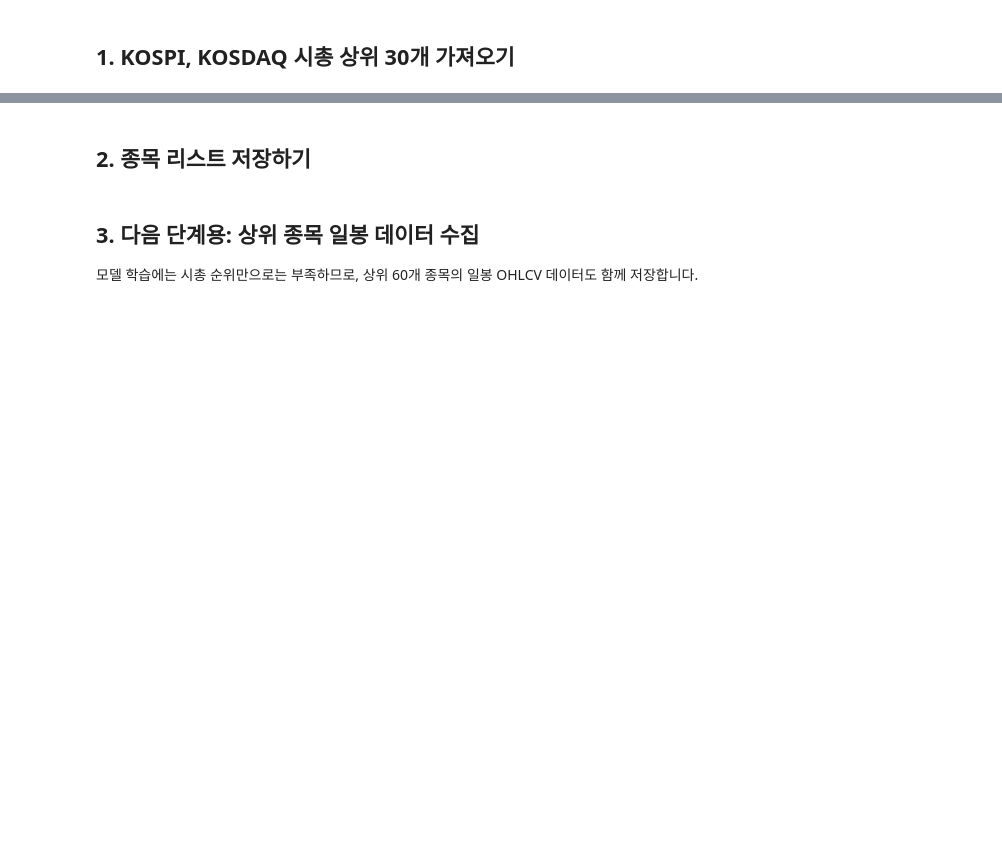
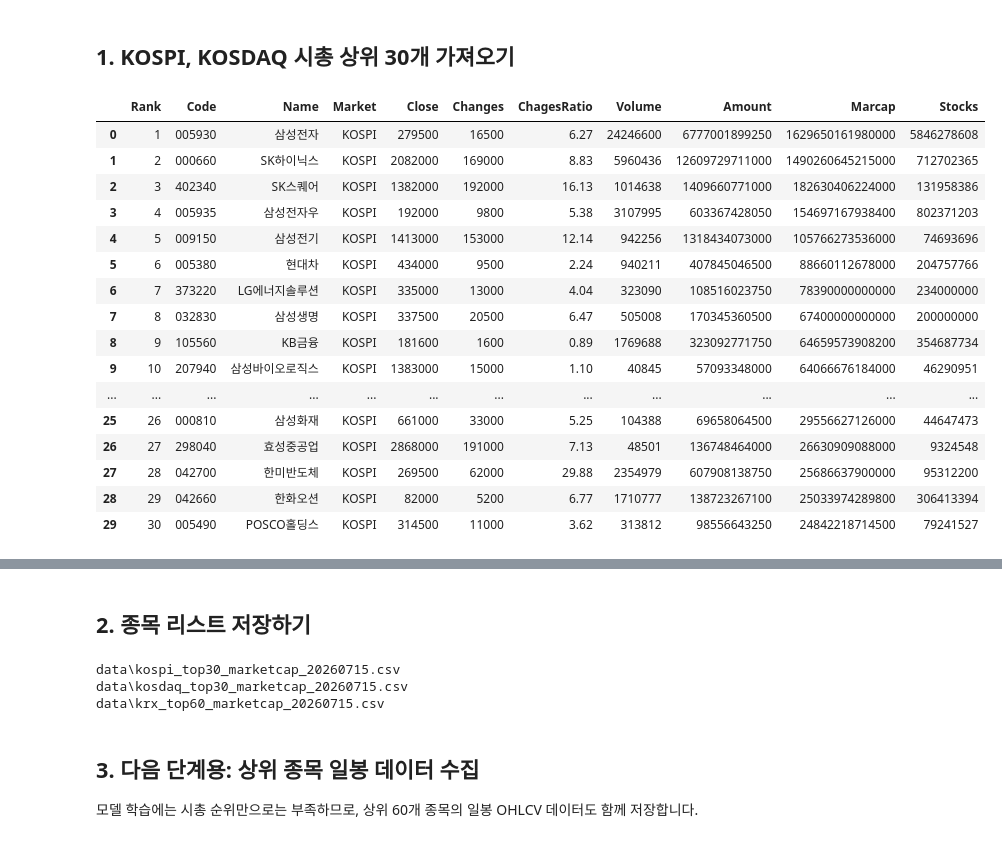
Before and after one commit to stbpie/auto_trade, a Jupyter notebook: 자동매매작업1.ipynb, the cells around one changed output, grey strips where cells are left out. Cells and saved outputs as stored; diff of their text form; code cells hidden in the pictures; blank space fills up the shorter version.

```diff
--- a/자동매매작업1.ipynb
+++ b/자동매매작업1.ipynb
@@ -21,19 +33,41 @@ TODAY
 # %% [markdown]
 ## 1. KOSPI, KOSDAQ 시총 상위 30개 가져오기
 # %%
-def get_top_market_cap(market: str, n: int = 30) -> pd.DataFrame:
-    """FinanceDataReader에서 시장별 시가총액 상위 n개 종목을 가져옵니다."""
-    df = fdr.StockListing(market).copy()
-    df = df.sort_values("Marcap", ascending=False).head(n).reset_index(drop=True)
-    df.insert(0, "Rank", range(1, len(df) + 1))
-    return df[[
-        "Rank", "Code", "Name", "Market", "Close", "Changes", "ChagesRatio",
-        "Volume", "Amount", "Marcap", "Stocks"
-    ]]
+kospi_top30 = fdr.StockListing("KOSPI").copy()  # KOSPI 전체 종목 리스트를 가져온 뒤 원본 보호를 위해 복사합니다.
+kospi_top30 = kospi_top30.sort_values("Marcap", ascending=False)  # KOSPI 종목을 시가총액이 큰 순서로 정렬합니다.
+kospi_top30 = kospi_top30.head(30).reset_index(drop=True)  # 정렬된 결과에서 상위 30개만 남기고 인덱스를 0부터 다시 붙입니다.
+kospi_top30.insert(0, "Rank", range(1, len(kospi_top30) + 1))  # 맨 앞 컬럼에 1위부터 시작하는 순위 값을 추가합니다.
+kospi_top30 = kospi_top30[[  # 모델링과 확인에 필요한 컬럼만 골라서 다시 저장합니다.
+    "Rank", "Code", "Name", "Market", "Close", "Changes", "ChagesRatio",  # 순위, 종목코드, 종목명, 시장, 종가, 전일대비, 등락률 컬럼입니다.
+    "Volume", "Amount", "Marcap", "Stocks"  # 거래량, 거래대금, 시가총액, 상장주식수 컬럼입니다.
+]]  # KOSPI 상위 30개 컬럼 선택을 마무리합니다.
 
+kosdaq_top30 = fdr.StockListing("KOSDAQ").copy()  # KOSDAQ 전체 종목 리스트를 가져온 뒤 원본 보호를 위해 복사합니다.
+kosdaq_top30 = kosdaq_top30.sort_values("Marcap", ascending=False)  # KOSDAQ 종목을 시가총액이 큰 순서로 정렬합니다.
+kosdaq_top30 = kosdaq_top30.head(30).reset_index(drop=True)  # 정렬된 결과에서 상위 30개만 남기고 인덱스를 0부터 다시 붙입니다.
+kosdaq_top30.insert(0, "Rank", range(1, len(kosdaq_top30) + 1))  # 맨 앞 컬럼에 1위부터 시작하는 순위 값을 추가합니다.
+kosdaq_top30 = kosdaq_top30[[  # 모델링과 확인에 필요한 컬럼만 골라서 다시 저장합니다.
+    "Rank", "Code", "Name", "Market", "Close", "Changes", "ChagesRatio",  # 순위, 종목코드, 종목명, 시장, 종가, 전일대비, 등락률 컬럼입니다.
+    "Volume", "Amount", "Marcap", "Stocks"  # 거래량, 거래대금, 시가총액, 상장주식수 컬럼입니다.
+]]  # KOSDAQ 상위 30개 컬럼 선택을 마무리합니다.
 
-kospi_top30 = get_top_market_cap("KOSPI", 30)
-kosdaq_top30 = get_top_market_cap("KOSDAQ", 30)
-
-display(kospi_top30)
-display(kosdaq_top30)
+display(kospi_top30)  # KOSPI 상위 30개 결과를 노트북 화면에 표로 보여줍니다.
+display(kosdaq_top30)  # KOSDAQ 상위 30개 결과를 노트북 화면에 표로 보여줍니다.
+# %% [output]
+|  | Rank | Code | Name | Market | Close | Changes | ChagesRatio | Volume | Amount | Marcap | Stocks |
+| 0 | 1 | 005930 | 삼성전자 | KOSPI | 279500 | 16500 | 6.27 | 24246600 | 6777001899250 | 1629650161980000 | 5846278608 |
+| 1 | 2 | 000660 | SK하이닉스 | KOSPI | 2082000 | 169000 | 8.83 | 5960436 | 12609729711000 | 1490260645215000 | 712702365 |
+| 2 | 3 | 402340 | SK스퀘어 | KOSPI | 1382000 | 192000 | 16.13 | 1014638 | 1409660771000 | 182630406224000 | 131958386 |
+| 3 | 4 | 005935 | 삼성전자우 | KOSPI | 192000 | 9800 | 5.38 | 3107995 | 603367428050 | 154697167938400 | 802371203 |
+| 4 | 5 | 009150 | 삼성전기 | KOSPI | 1413000 | 153000 | 12.14 | 942256 | 1318434073000 | 105766273536000 | 74693696 |
+| 5 | 6 | 005380 | 현대차 | KOSPI | 434000 | 9500 | 2.24 | 940211 | 407845046500 | 88660112678000 | 204757766 |
+| 6 | 7 | 373220 | LG에너지솔루션 | KOSPI | 335000 | 13000 | 4.04 | 323090 | 108516023750 | 78390000000000 | 234000000 |
+| 7 | 8 | 032830 | 삼성생명 | KOSPI | 337500 | 20500 | 6.47 | 505008 | 170345360500 | 67400000000000 | 200000000 |
+| 8 | 9 | 105560 | KB금융 | KOSPI | 181600 | 1600 | 0.89 | 1769688 | 323092771750 | 64659573908200 | 354687734 |
+| 9 | 10 | 207940 | 삼성바이오로직스 | KOSPI | 1383000 | 15000 | 1.10 | 40845 | 57093348000 | 64066676184000 | 46290951 |
+| ... | ... | ... | ... | ... | ... | ... | ... | ... | ... | ... | ... |
+| 25 | 26 | 000810 | 삼성화재 | KOSPI | 661000 | 33000 | 5.25 | 104388 | 69658064500 | 29556627126000 | 44647473 |
+| 26 | 27 | 298040 | 효성중공업 | KOSPI | 2868000 | 191000 | 7.13 | 48501 | 136748464000 | 26630909088000 | 9324548 |
+| 27 | 28 | 042700 | 한미반도체 | KOSPI | 269500 | 62000 | 29.88 | 2354979 | 607908138750 | 25686637900000 | 95312200 |
+| 28 | 29 | 042660 | 한화오션 | KOSPI | 82000 | 5200 | 6.77 | 1710777 | 138723267100 | 25033974289800 | 306413394 |
+| 29 | 30 | 005490 | POSCO홀딩스 | KOSPI | 314500 | 11000 | 3.62 | 313812 | 98556643250 | 24842218714500 | 79241527 |
@@ -40,19 +91,23 @@ display(kosdaq_top30)
 # %% [markdown]
 ## 2. 종목 리스트 저장하기
 # %%
-top60 = pd.concat([kospi_top30, kosdaq_top30], ignore_index=True)
+top60 = pd.concat([kospi_top30, kosdaq_top30], ignore_index=True)  # KOSPI 30개와 KOSDAQ 30개를 하나의 표로 합칩니다.
 
-kospi_path = DATA_DIR / f"kospi_top30_marketcap_{TODAY}.csv"
-kosdaq_path = DATA_DIR / f"kosdaq_top30_marketcap_{TODAY}.csv"
-top60_path = DATA_DIR / f"krx_top60_marketcap_{TODAY}.csv"
+kospi_path = DATA_DIR / f"kospi_top30_marketcap_{TODAY}.csv"  # KOSPI 상위 30개 CSV 파일 경로를 만듭니다.
+kosdaq_path = DATA_DIR / f"kosdaq_top30_marketcap_{TODAY}.csv"  # KOSDAQ 상위 30개 CSV 파일 경로를 만듭니다.
+top60_path = DATA_DIR / f"krx_top60_marketcap_{TODAY}.csv"  # KOSPI와 KOSDAQ을 합친 상위 60개 CSV 파일 경로를 만듭니다.
 
-kospi_top30.to_csv(kospi_path, index=False, encoding="utf-8-sig")
-kosdaq_top30.to_csv(kosdaq_path, index=False, encoding="utf-8-sig")
-top60.to_csv(top60_path, index=False, encoding="utf-8-sig")
+kospi_top30.to_csv(kospi_path, index=False, encoding="utf-8-sig")  # KOSPI 상위 30개 표를 엑셀에서 한글이 잘 보이는 CSV로 저장합니다.
+kosdaq_top30.to_csv(kosdaq_path, index=False, encoding="utf-8-sig")  # KOSDAQ 상위 30개 표를 엑셀에서 한글이 잘 보이는 CSV로 저장합니다.
+top60.to_csv(top60_path, index=False, encoding="utf-8-sig")  # 상위 60개 통합 표를 엑셀에서 한글이 잘 보이는 CSV로 저장합니다.
 
-print(kospi_path)
-print(kosdaq_path)
-print(top60_path)
+print(kospi_path)  # 저장된 KOSPI CSV 파일 경로를 출력합니다.
+print(kosdaq_path)  # 저장된 KOSDAQ CSV 파일 경로를 출력합니다.
+print(top60_path)  # 저장된 통합 CSV 파일 경로를 출력합니다.
+# %% [output]
+data\kospi_top30_marketcap_20260715.csv
+data\kosdaq_top30_marketcap_20260715.csv
+data\krx_top60_marketcap_20260715.csv
 # %% [markdown]
 ## 3. 다음 단계용: 상위 종목 일봉 데이터 수집
 
```
Also changed, not shown: parts of 6 cells of this notebook, 1 other file.
